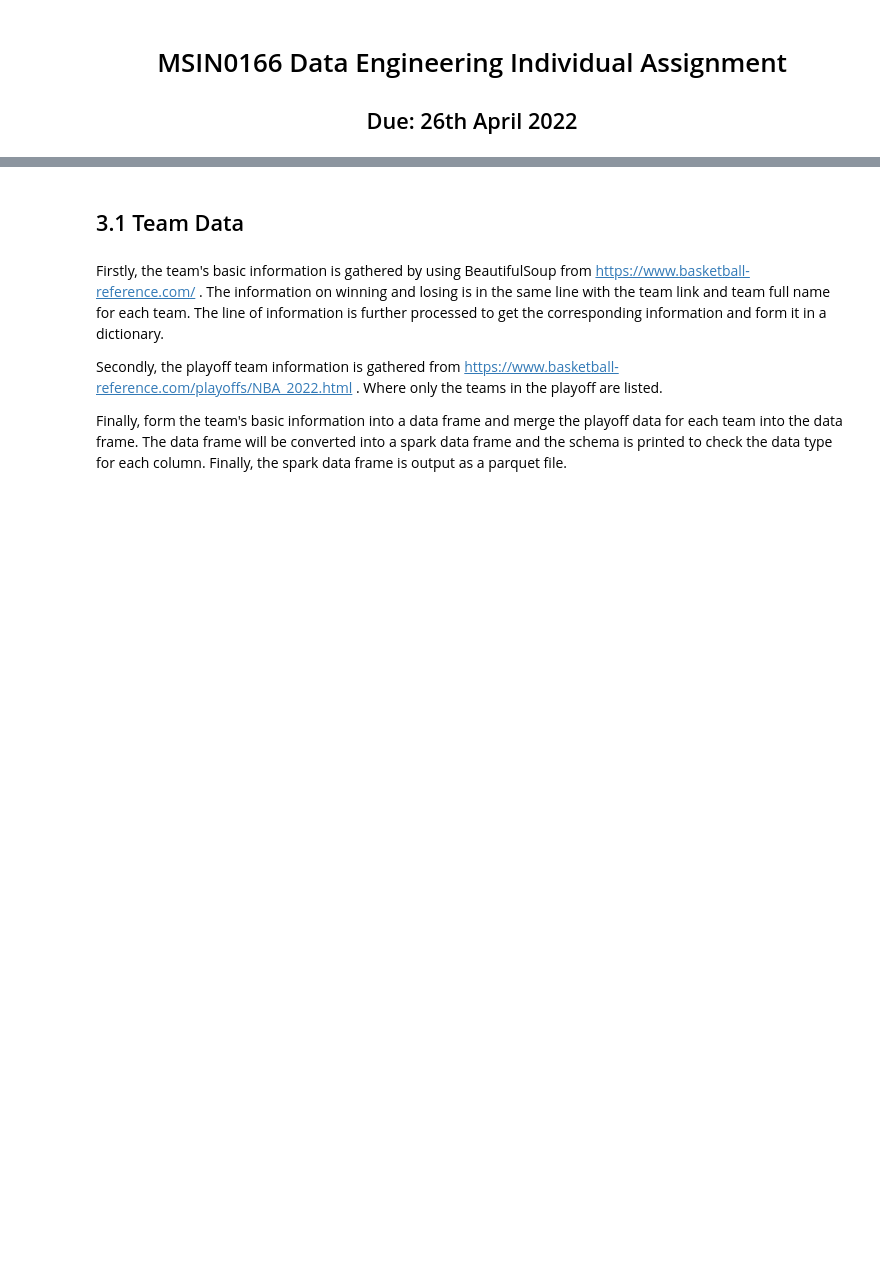
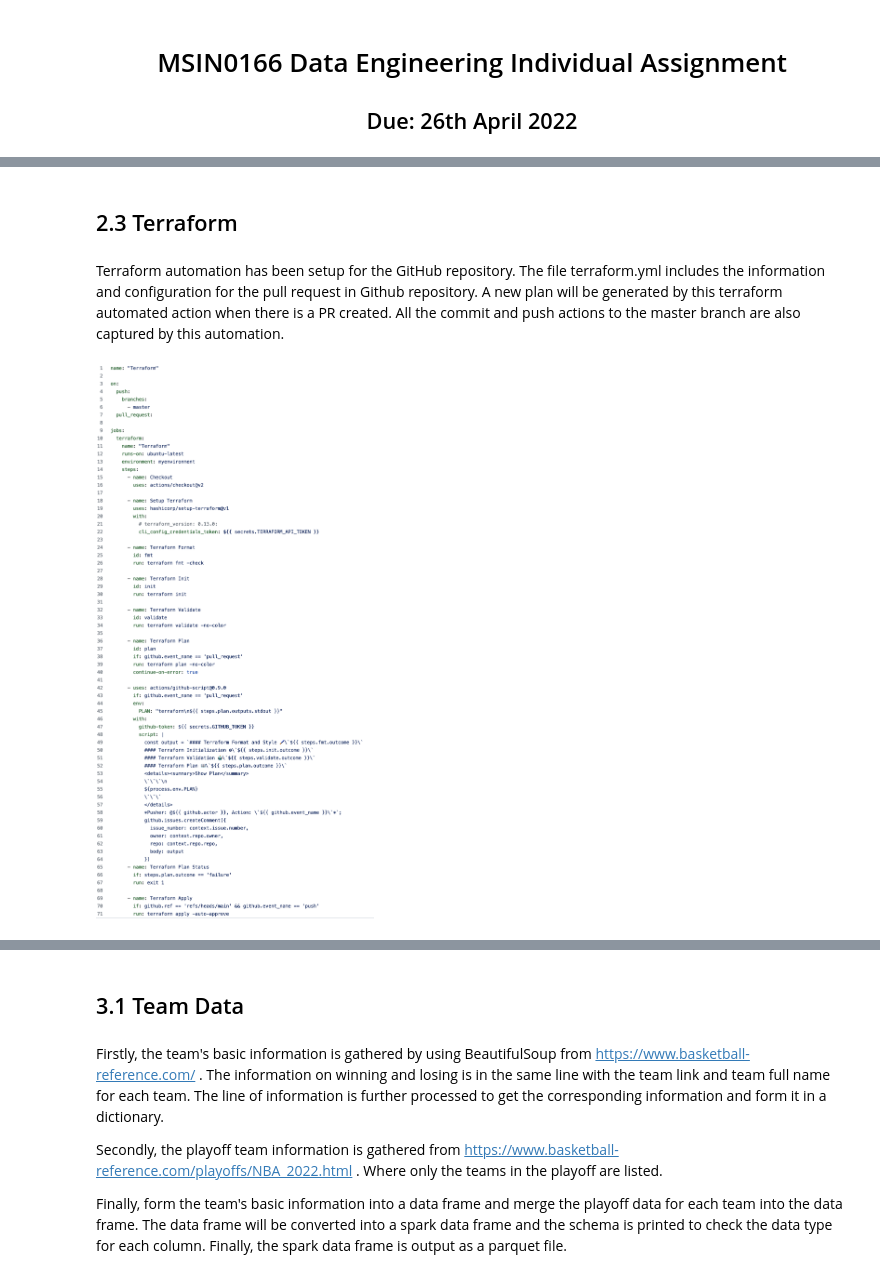
Before and after one commit to Haiyun-Zou/MSIN0166_Data_Engineering_individual, a Jupyter notebook: MSIN0166_Data_Engineering_Individual_Assignment.ipynb, the cells around one changed output, grey strips where cells are left out. Cells and saved outputs as stored; diff of their text form; code cells hidden in the pictures; blank space fills up the shorter version.

```diff
--- a/MSIN0166_Data_Engineering_Individual_Assignment.ipynb
+++ b/MSIN0166_Data_Engineering_Individual_Assignment.ipynb
@@ -61,0 +67,8 @@ import matplotlib.pyplot as plt
+# %% [markdown]
+## 2.3 Terraform
+# %% [markdown]
+Terraform automation has been setup for the GitHub repository. The file terraform.yml includes the information and configuration for the pull request in Github repository. A new plan will be generated by this terraform automated action when there is a PR created. All the commit and push actions to the master branch are also captured by this automation.
+# %%
+Image("/project/MSIN0166_Data_Engineering_individual/graphs/terraform.png", width = 500)
+# %% [output]
+[figure, added]
```
Also changed, not shown: parts of 99 cells of this notebook, 3 other files.
